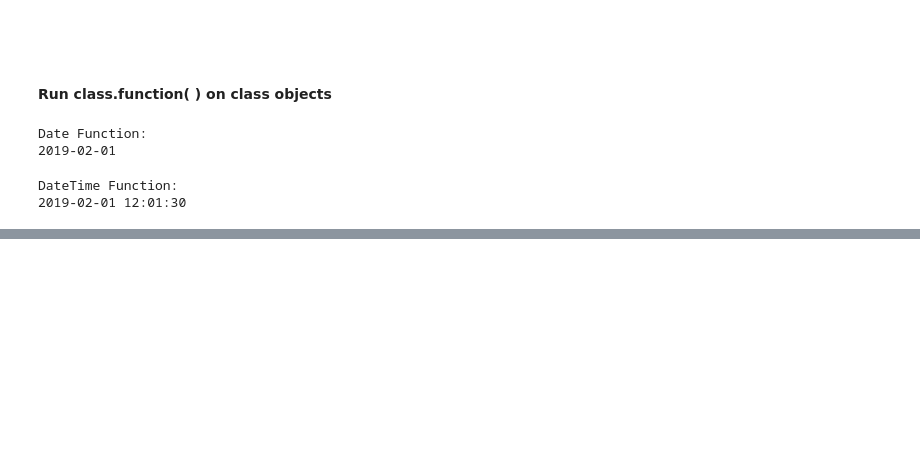
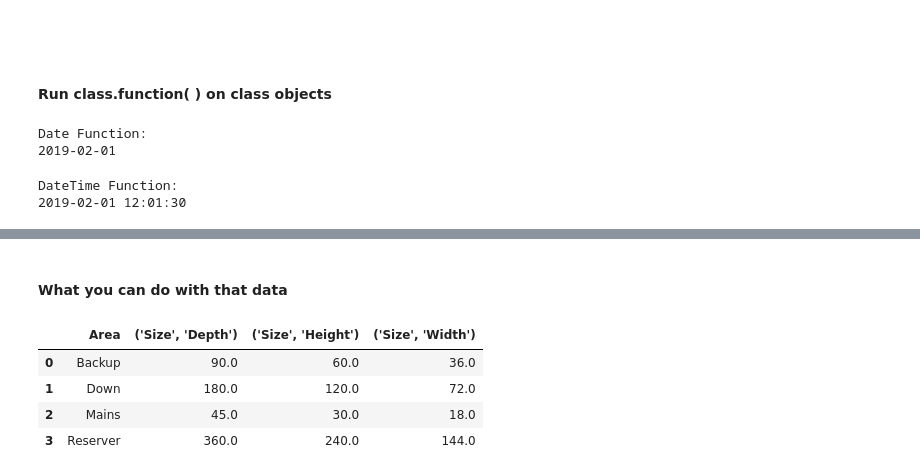
Before and after one commit to kjtakke/Jupyter-Lab-Lessons, a Jupyter notebook: 02_Minor_Packages_Lesson.ipynb, the cells around one changed output, grey strips where cells are left out. Cells and saved outputs as stored; diff of their text form; code cells hidden in the pictures; blank space fills up the shorter version.

```diff
--- a/02_Minor_Packages_Lesson.ipynb
+++ b/02_Minor_Packages_Lesson.ipynb
@@ -619,0 +674,21 @@ DateTime Function:
+# %%
+def list_name_details(adj, *args,**kwargs):
+    """This function sums a range of intagers"""
+
+    #Internal Variables
+    lst1 = []
+    lst2 = []
+    cnt = 2
+
+    for y in args:                           #Loop through the *args
+        cnt *= 2                                  #Factor to increase by
+
+        for x in kwargs.items():             #Loop through the **kwargs
+            z = x[1] * adj * cnt                   #Some non-important calculations
+            lst1.append([y, x[0], z])              #Append results to a list
+
+
+    for j in lst1:                                  #Loop though the list
+        lst2.append([j[0], j[1], j[2]])                 #Append results to a new list
+
+    return lst2
@@ -619,0 +697,3 @@ DateTime Function:
+# %%
+my_func_lst = list_name_details(15, "Mains", "Backup", "Down", "Reserver", Height = 0.5, Width = 0.3, Depth = .75)
+my_func_lst
@@ -619,0 +713,16 @@ DateTime Function:
+# %% [markdown]
+<h4>What you can do with that data</h4>
+# %%
+import pandas as pd
+import numpy as np
+df = pd.DataFrame(my_func_lst)
+df.columns =(["Area","Feature","Size"])
+df = df.pivot_table(values=["Size"], index=["Area"], columns=["Feature"], aggfunc=np.sum)
+df = pd.DataFrame(df.to_records())
+df
+# %% [output]
+|  | Area | ('Size', 'Depth') | ('Size', 'Height') | ('Size', 'Width') |
+| 0 | Backup | 90.0 | 60.0 | 36.0 |
+| 1 | Down | 180.0 | 120.0 | 72.0 |
+| 2 | Mains | 45.0 | 30.0 | 18.0 |
+| 3 | Reserver | 360.0 | 240.0 | 144.0 |
```
Also changed, not shown: parts of 16 cells of this notebook.
